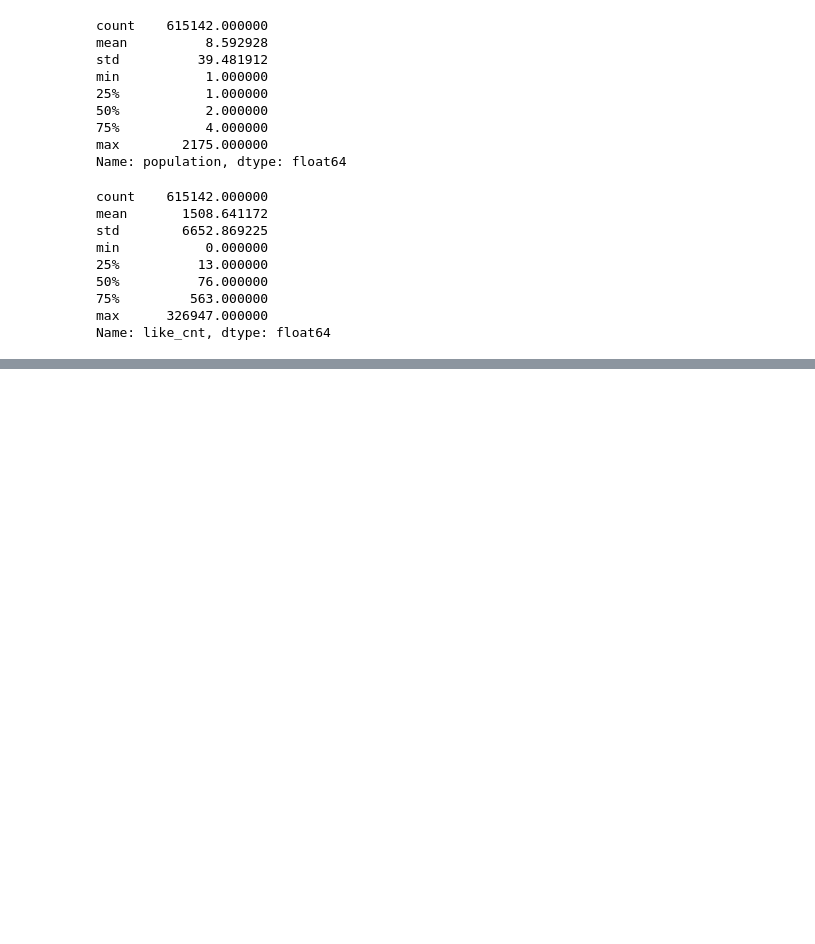
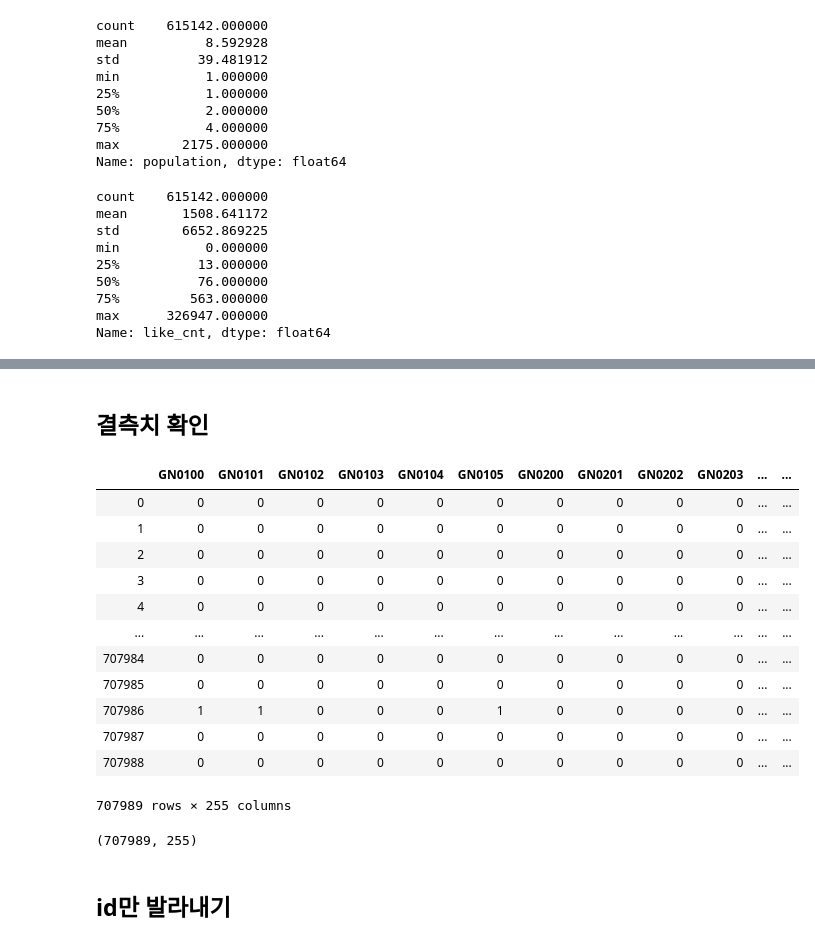
Before and after one commit to HowardHowonYu/book_recommendation, a Jupyter notebook: howard/playlist_recommendation/KNN.ipynb, the cells around one changed output, grey strips where cells are left out. Saved outputs shown, nothing was run; the diff lists cells and outputs as text; code cells hidden in the pictures; blank space fills up the shorter version.

```diff
--- a/howard/playlist_recommendation/KNN.ipynb
+++ b/howard/playlist_recommendation/KNN.ipynb
@@ -364,0 +402,32 @@ Name: like_cnt, dtype: float64
+# %%
+most_freq = final_df_one_hot_copy['population'].value_counts(dropna=True).idxmax()
+# %%
+final_df_one_hot_copy['population'] = final_df_one_hot_copy['population'].fillna(most_freq)
+# %%
+most_freq = final_df_one_hot_copy['tag_score'].value_counts(dropna=True).idxmax()
+# %%
+final_df_one_hot_copy['tag_score'] = final_df_one_hot_copy['tag_score'].fillna(most_freq)
+# %% [markdown]
+## 결측치 확인
+# %%
+final_df_one_hot_copy[final_df_one_hot_copy.notnull()]
+# %% [output]
+|  | GN0100 | GN0101 | GN0102 | GN0103 | GN0104 | GN0105 | GN0200 | GN0201 | GN0202 | GN0203 | ... | ... |
+| 0 | 0 | 0 | 0 | 0 | 0 | 0 | 0 | 0 | 0 | 0 | ... | ... |
+| 1 | 0 | 0 | 0 | 0 | 0 | 0 | 0 | 0 | 0 | 0 | ... | ... |
+| 2 | 0 | 0 | 0 | 0 | 0 | 0 | 0 | 0 | 0 | 0 | ... | ... |
+| 3 | 0 | 0 | 0 | 0 | 0 | 0 | 0 | 0 | 0 | 0 | ... | ... |
+| 4 | 0 | 0 | 0 | 0 | 0 | 0 | 0 | 0 | 0 | 0 | ... | ... |
+| ... | ... | ... | ... | ... | ... | ... | ... | ... | ... | ... | ... | ... |
+| 707984 | 0 | 0 | 0 | 0 | 0 | 0 | 0 | 0 | 0 | 0 | ... | ... |
+| 707985 | 0 | 0 | 0 | 0 | 0 | 0 | 0 | 0 | 0 | 0 | ... | ... |
+| 707986 | 1 | 1 | 0 | 0 | 0 | 1 | 0 | 0 | 0 | 0 | ... | ... |
+| 707987 | 0 | 0 | 0 | 0 | 0 | 0 | 0 | 0 | 0 | 0 | ... | ... |
+| 707988 | 0 | 0 | 0 | 0 | 0 | 0 | 0 | 0 | 0 | 0 | ... | ... |
+707989 rows × 255 columns
+# %%
+final_df_one_hot_copy.shape
+# %% [output]
+(707989, 255)
+# %% [markdown]
+## id만 발라내기
```
Also changed, not shown: parts of 35 cells of this notebook, 14 other files.
